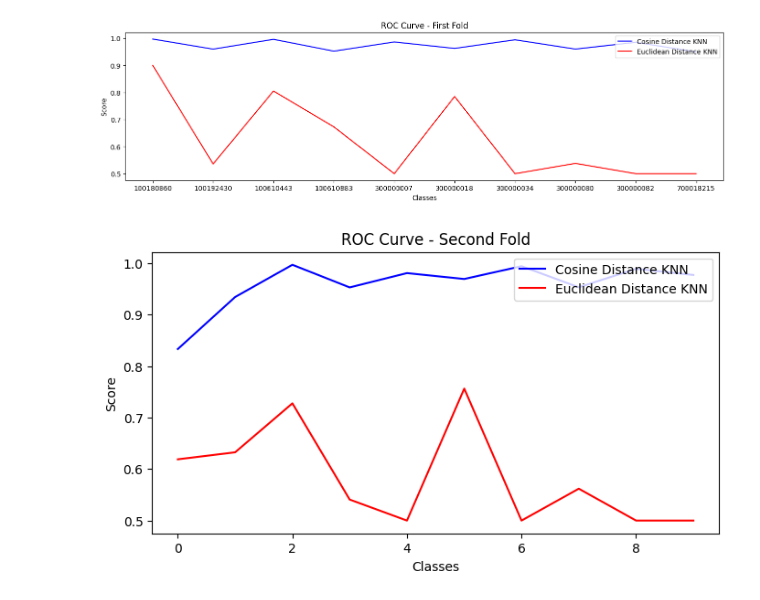
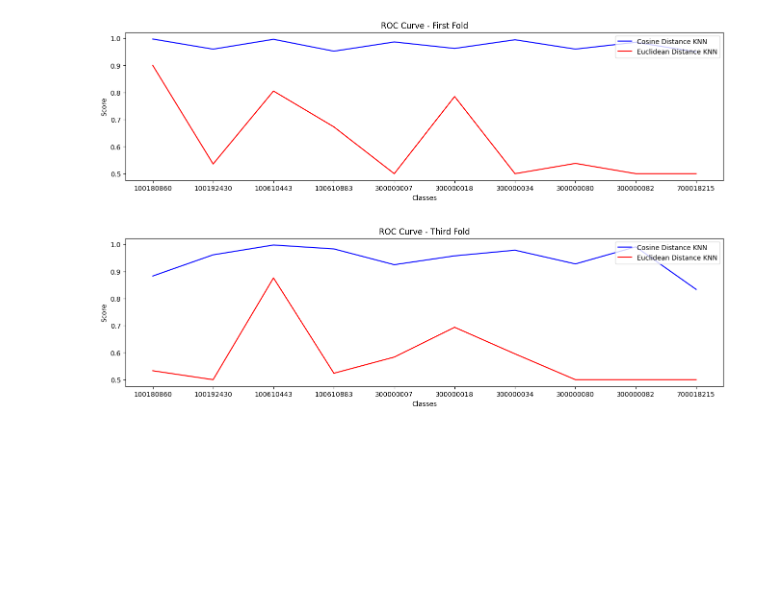
Before and after one commit to Mafeuz/ML_Test, a Jupyter notebook: ml_test_step_by_step.ipynb, the cells around one changed output. Drawn from its saved outputs; the diff is of its cells as text; code cells hidden in the pictures; blank space fills up the shorter version.

```diff
--- a/ml_test_step_by_step.ipynb
+++ b/ml_test_step_by_step.ipynb
@@ -334,17 +370,19 @@ plt.show()
 # %% [output]
 [figure]
 # %%
-# Let's plot the Roc Auc Curve for the second fold (1):
-fig, axes = plt.subplots(1, 1, figsize=(8, 4))
+# Let's plot the Roc Auc Curve for the third fold (2):
+fig, axes = plt.subplots(1, 1, figsize=(16, 4))
 
-axes.plot(knn_cosine.classes_, cosine_roc_aucs[1].values(), color='b', label='Cosine Distance KNN')
-axes.plot(knn_euclidean.classes_, euclidean_roc_aucs[1].values(), color='r', label='Euclidean Distance KNN')
+axes.plot(knn_cosine.classes_, cosine_roc_aucs[2].values(), color='b', label='Cosine Distance KNN')
+axes.plot(knn_euclidean.classes_, euclidean_roc_aucs[2].values(), color='r', label='Euclidean Distance KNN')
 axes.set_xlabel('Classes')
 axes.set_ylabel('Score')
-axes.set_title(f'ROC Curve - Second Fold')
+axes.set_title(f'ROC Curve - Third Fold')
 axes.legend(loc='upper right')
+axes.set_xticks(range(len(knn_cosine.classes_)))
+axes.set_xticklabels(label_encoded_dict.keys())
 
 plt.show()
 # %% [output]
-[figure, old version]
+[figure, new version]
 # %%
```
Also changed, not shown: parts of 9 cells of this notebook, 2 other files.
